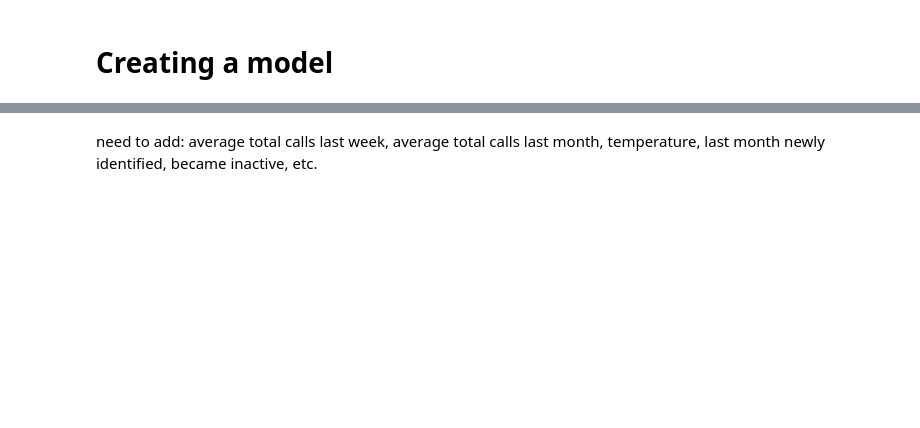
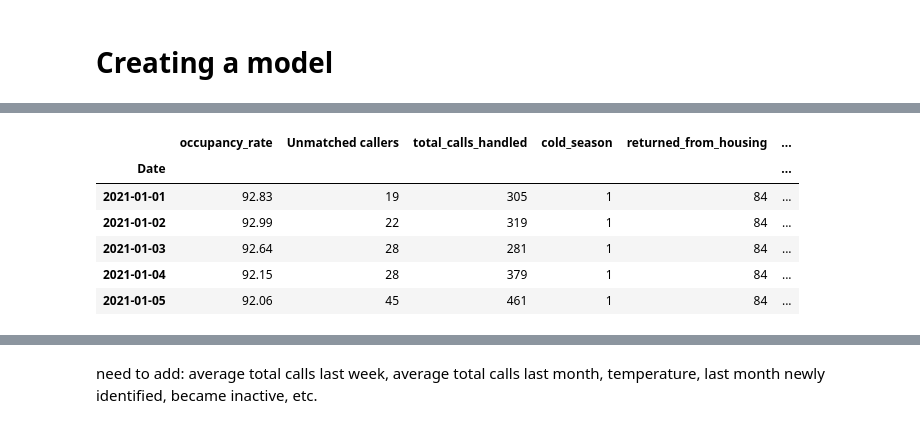
Before and after one commit to pendovka/Toronto-Shelter-Traffic, a Jupyter notebook: Shelter-Demand-Predictor.ipynb, the cells around one changed output, grey strips where cells are left out. Saved outputs shown, nothing was run; the diff lists cells and outputs as text; code cells hidden in the pictures; blank space fills up the shorter version.

```diff
--- a/Shelter-Demand-Predictor.ipynb
+++ b/Shelter-Demand-Predictor.ipynb
@@ -316,0 +341,28 @@ len(merged_calls_occupancy_daily)
+# %%
+# Upsample shelter_flow to daily frequency
+shelter_flow_daily = shelter_flow.resample('D').ffill()
+
+# Ensure that the index contains datetime objects
+shelter_flow_daily.index = pd.to_datetime(shelter_flow_daily.index)
+
+# Merge the daily shelter_flow data with merged_calls_daily
+merged_calls_occupancy_flow_daily = pd.merge(merged_calls_occupancy_daily, shelter_flow_daily, left_index=True, right_index=True, how='left')
+
+# Reset index to ensure dates are not lost
+merged_calls_occupancy_flow_daily.reset_index(inplace=True)
+merged_calls_occupancy_flow_daily.ffill(inplace=True)
+first_columns_to_int = ['returned_from_housing','returned_to_shelter', 'newly_identified', 'became_inactive']
+merged_calls_occupancy_flow_daily[first_columns_to_int] = merged_calls_occupancy_flow_daily[first_columns_to_int].astype(int)
+
+merged_calls_occupancy_flow_daily = merged_calls_occupancy_flow_daily.rename(columns={'index': 'Date'})
+merged_calls_occupancy_flow_daily = merged_calls_occupancy_flow_daily.set_index('Date')
+
+merged_calls_occupancy_flow_daily.head()
+# %% [output]
+|  | occupancy_rate | Unmatched callers | total_calls_handled | cold_season | returned_from_housing | ... |
+| Date |  |  |  |  |  | ... |
+| 2021-01-01 | 92.83 | 19 | 305 | 1 | 84 | ... |
+| 2021-01-02 | 92.99 | 22 | 319 | 1 | 84 | ... |
+| 2021-01-03 | 92.64 | 28 | 281 | 1 | 84 | ... |
+| 2021-01-04 | 92.15 | 28 | 379 | 1 | 84 | ... |
+| 2021-01-05 | 92.06 | 45 | 461 | 1 | 84 | ... |
```
Also changed, not shown: parts of 15 cells of this notebook.
